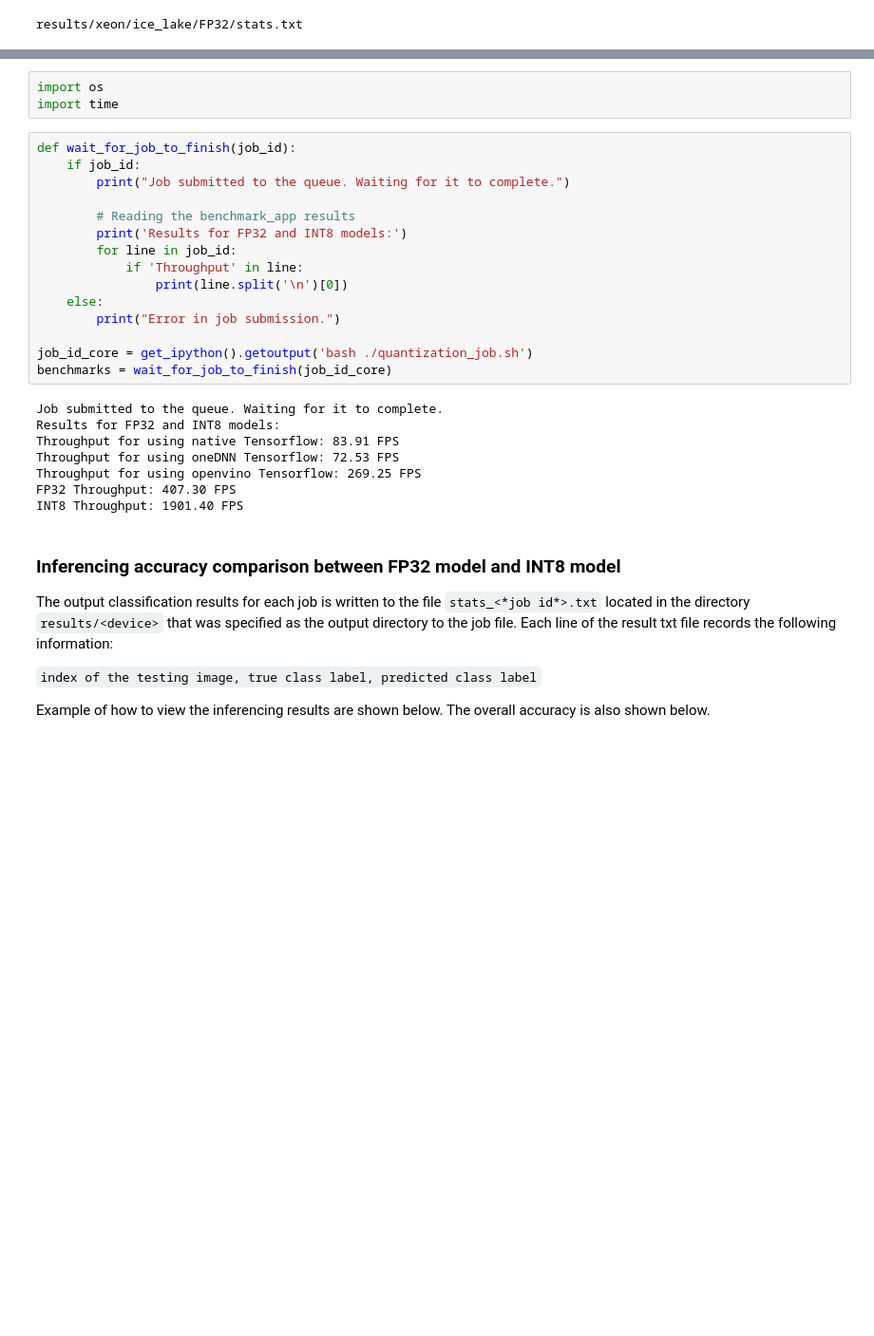
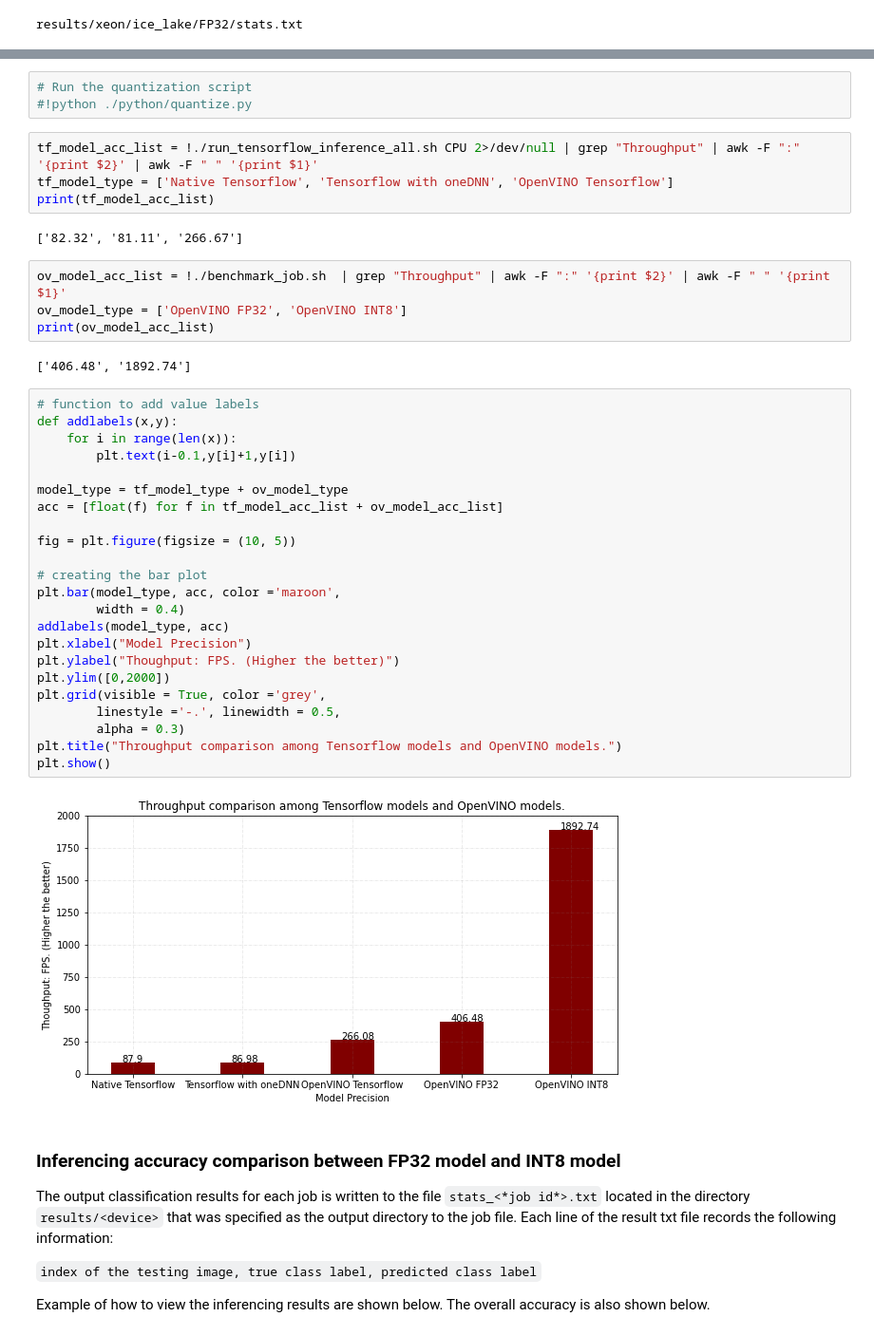
Before and after one commit to junwenwu/histology, a Jupyter notebook: histology_demo.ipynb, the cells around one changed output, grey strips where cells are left out. Shown at 95% size. Saved outputs shown, nothing was run; the diff lists cells and outputs as text; blank space fills up the shorter version.

```diff
--- a/histology_demo.ipynb
+++ b/histology_demo.ipynb
@@ -451,29 +150,43 @@ Run the following cell to start quantization and benchmarking of the quantized m
-# %%
-import os
-import time
-# %%
-def wait_for_job_to_finish(job_id):
-    if job_id:
-        print("Job submitted to the queue. Waiting for it to complete.")
-
-        # Reading the benchmark_app results
-        print('Results for FP32 and INT8 models:')
-        for line in job_id:
-            if 'Throughput' in line:
-                print(line.split('\n')[0])
-    else:
-        print("Error in job submission.")
-
-job_id_core = get_ipython().getoutput('bash ./quantization_job.sh')
-benchmarks = wait_for_job_to_finish(job_id_core)
-# %% [output]
-Job submitted to the queue. Waiting for it to complete.
-Results for FP32 and INT8 models:
-Throughput for using native Tensorflow: 83.91 FPS
-Throughput for using oneDNN Tensorflow: 72.53 FPS
-Throughput for using openvino Tensorflow: 269.25 FPS
-FP32 Throughput: 407.30 FPS
-INT8 Throughput: 1901.40 FPS
+# %%
+# Run the quantization script
+#!python ./python/quantize.py
+# %%
+tf_model_acc_list = !./run_tensorflow_inference_all.sh CPU 2>/dev/null | grep "Throughput" | awk -F ":" '{print $2}' | awk -F " " '{print $1}'
+tf_model_type = ['Native Tensorflow', 'Tensorflow with oneDNN', 'OpenVINO Tensorflow']
+print(tf_model_acc_list)
+# %% [output]
+['82.32', '81.11', '266.67']
+# %%
+ov_model_acc_list = !./benchmark_job.sh  | grep "Throughput" | awk -F ":" '{print $2}' | awk -F " " '{print $1}'
+ov_model_type = ['OpenVINO FP32', 'OpenVINO INT8']
+print(ov_model_acc_list)
+# %% [output]
+['406.48', '1892.74']
+# %%
+# function to add value labels
+def addlabels(x,y):
+    for i in range(len(x)):
+        plt.text(i-0.1,y[i]+1,y[i])
+
+model_type = tf_model_type + ov_model_type
+acc = [float(f) for f in tf_model_acc_list + ov_model_acc_list]
+
+fig = plt.figure(figsize = (10, 5))
+
+# creating the bar plot
+plt.bar(model_type, acc, color ='maroon',
+        width = 0.4)
+addlabels(model_type, acc)
+plt.xlabel("Model Precision")
+plt.ylabel("Thoughput: FPS. (Higher the better)")
+plt.ylim([0,2000])
+plt.grid(visible = True, color ='grey',
+        linestyle ='-.', linewidth = 0.5,
+        alpha = 0.3)
+plt.title("Throughput comparison among Tensorflow models and OpenVINO models.")
+plt.show()
+# %% [output]
+[figure, added]
 # %% [markdown]
 ### Inferencing accuracy comparison between FP32 model and INT8 model
 
```
Also changed, not shown: parts of 29 cells of this notebook, 7 other files.
